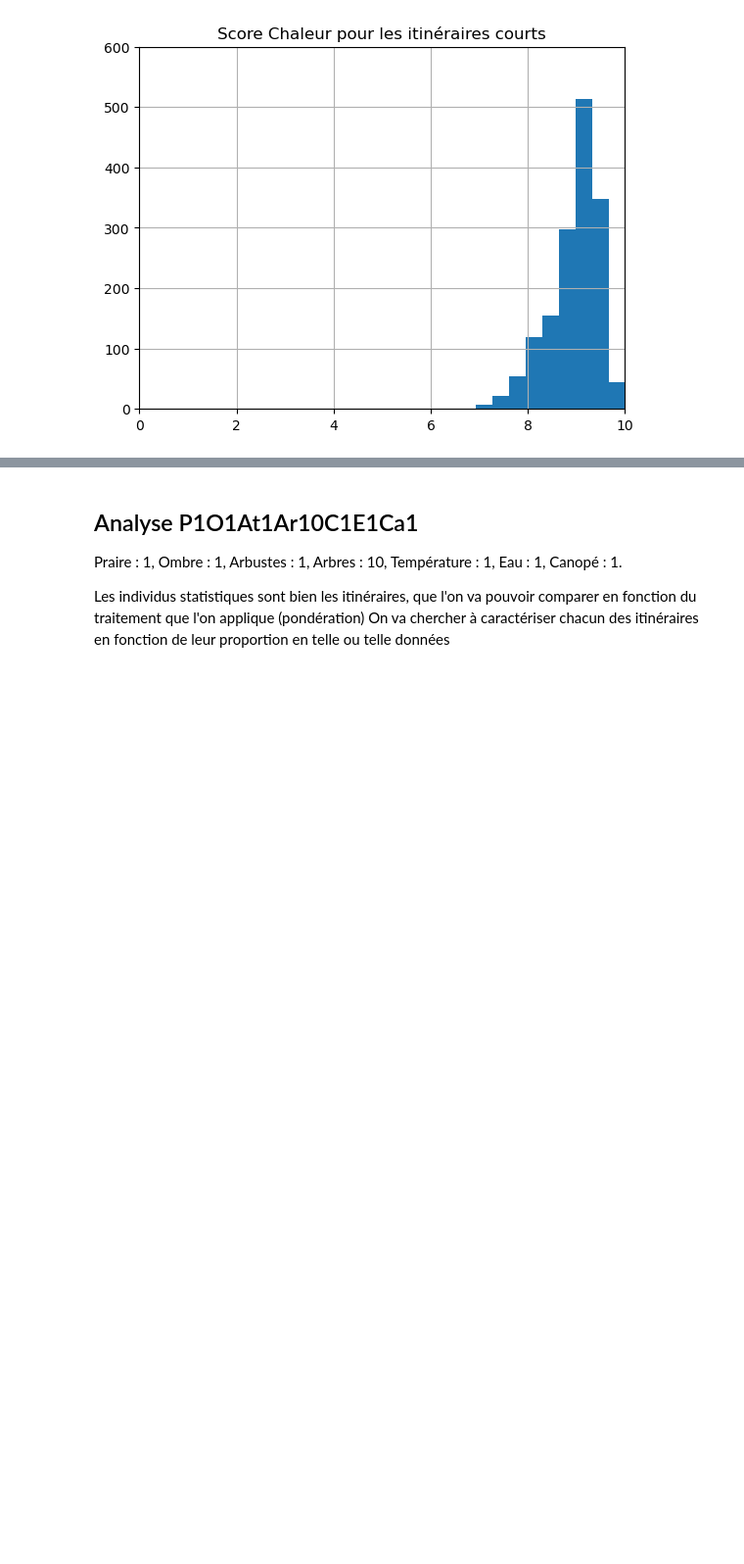
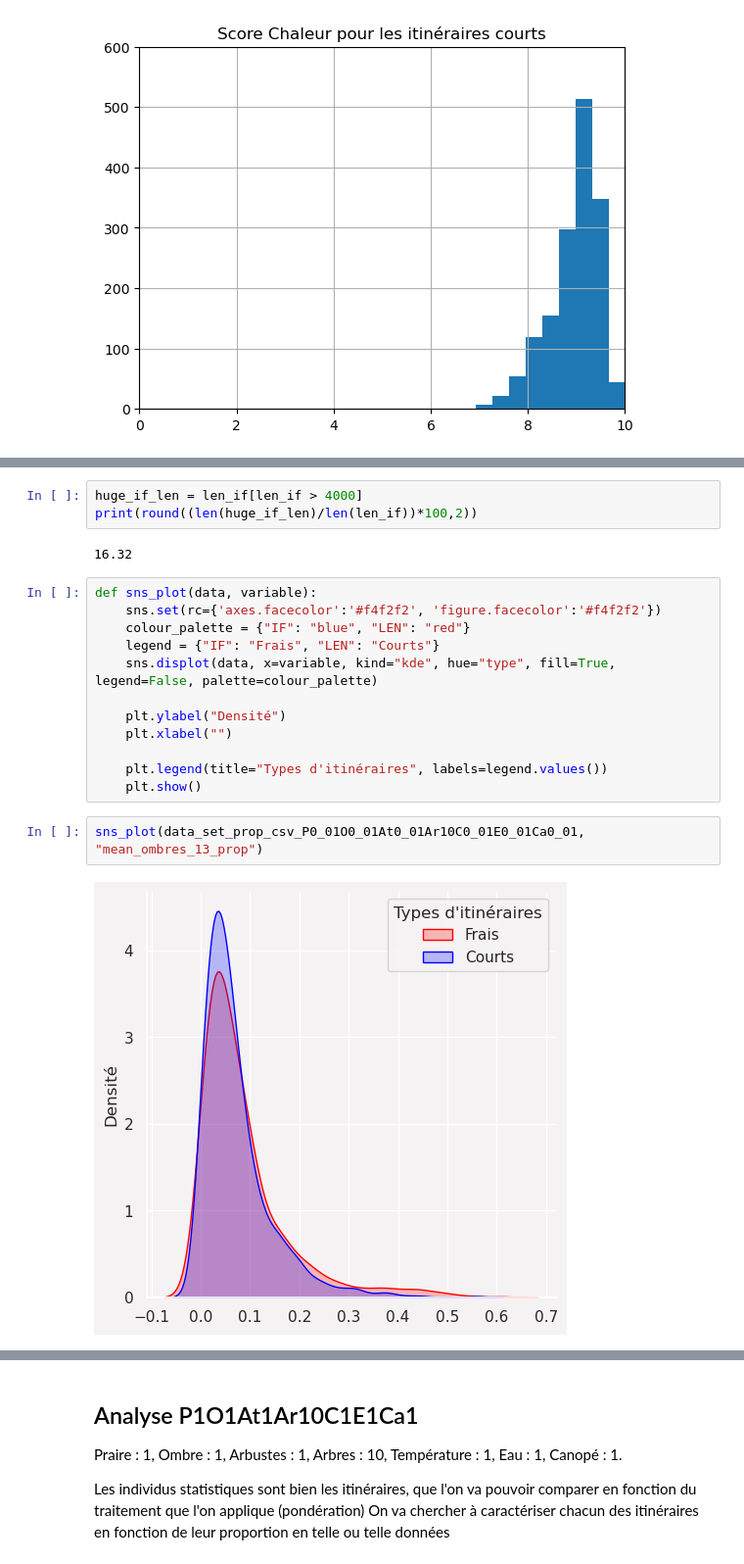
Before and after one commit to datagora-erasme/itineraire_fraicheur, a Jupyter notebook: backend/score_calculation_it/score_analyse_pipeline.ipynb, the cells around one changed output, grey strips where cells are left out. Shown at 98% size. Drawn from its saved outputs; the diff is of its cells as text; blank space fills up the shorter version.

```diff
--- a/backend/score_calculation_it/score_analyse_pipeline.ipynb
+++ b/backend/score_calculation_it/score_analyse_pipeline.ipynb
@@ -619,0 +730,21 @@ plt.show()
+# %%
+huge_if_len = len_if[len_if > 4000]
+print(round((len(huge_if_len)/len(len_if))*100,2))
+# %% [output]
+16.32
+# %%
+def sns_plot(data, variable):
+    sns.set(rc={'axes.facecolor':'#f4f2f2', 'figure.facecolor':'#f4f2f2'})
+    colour_palette = {"IF": "blue", "LEN": "red"}
+    legend = {"IF": "Frais", "LEN": "Courts"}
+    sns.displot(data, x=variable, kind="kde", hue="type", fill=True, legend=False, palette=colour_palette)
+
+    plt.ylabel("Densité")
+    plt.xlabel("")
+
+    plt.legend(title="Types d'itinéraires", labels=legend.values())
+    plt.show()
+# %%
+sns_plot(data_set_prop_csv_P0_01O0_01At0_01Ar10C0_01E0_01Ca0_01, "mean_ombres_13_prop")
+# %% [output]
+[figure, added]
```
Also changed, not shown: parts of 18 cells of this notebook, 6 other files.
